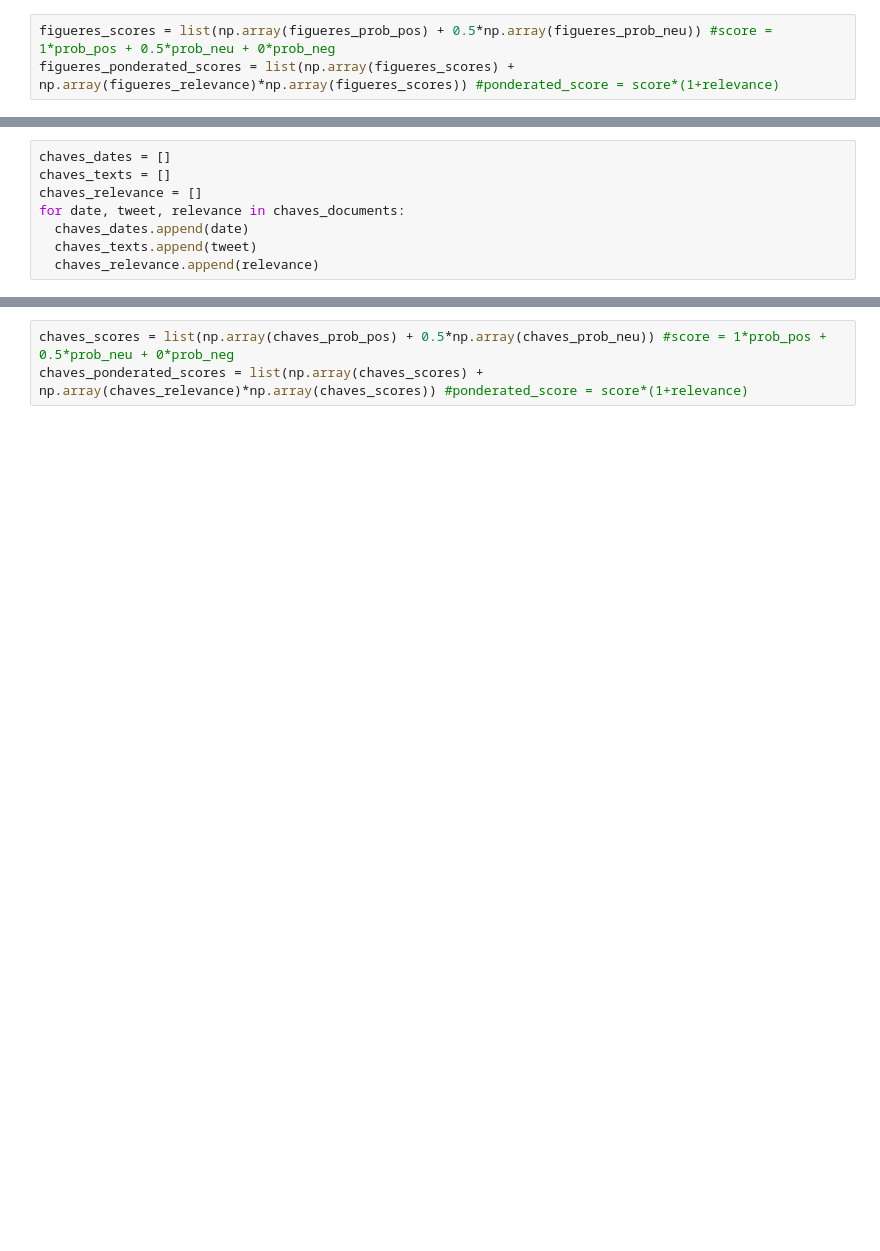
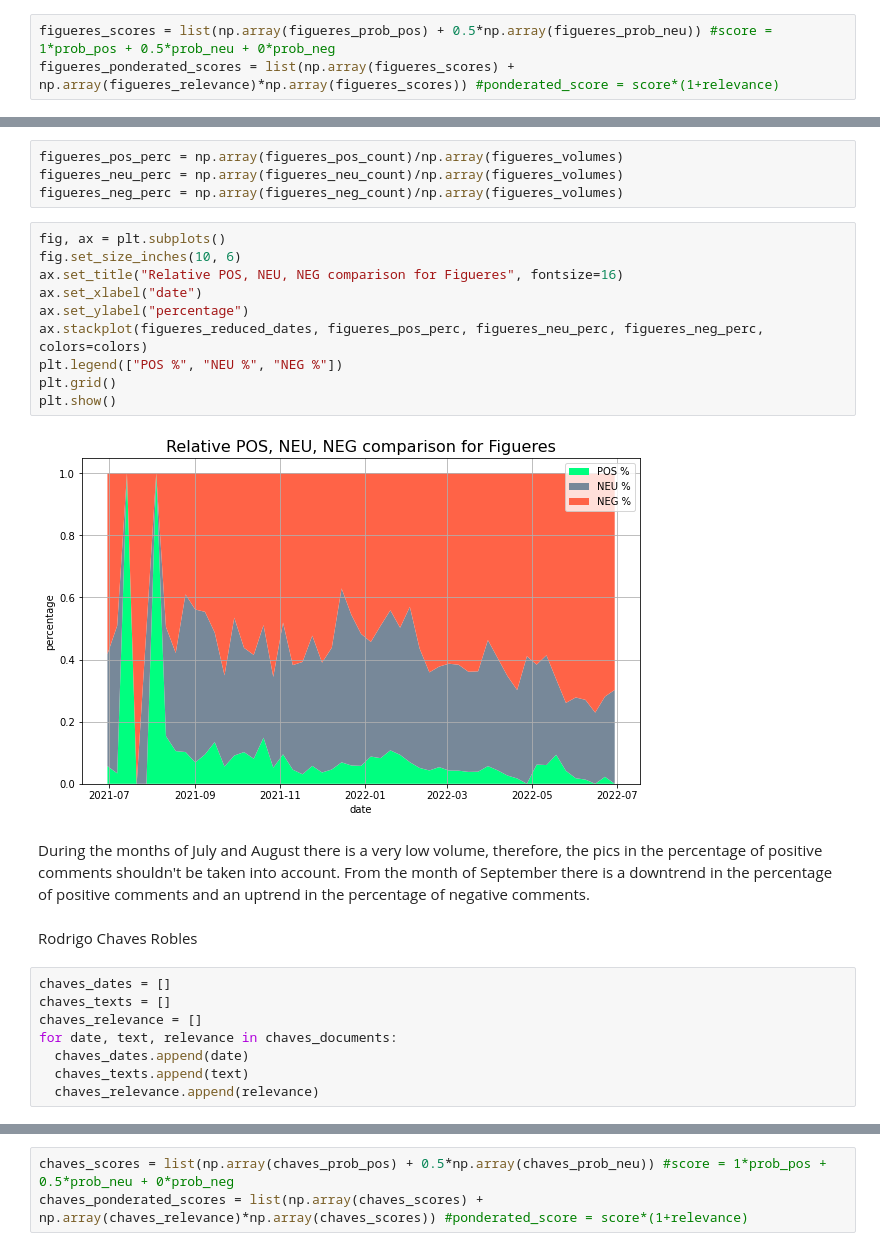
Before and after one commit to sergiolives19/Naveler, a Jupyter notebook: Costa Rica/Costa_Rica_candidates_analysis_2.ipynb, the cells around one changed output, grey strips where cells are left out. Drawn from its saved outputs; the diff is of its cells as text; blank space fills up the shorter version.

```diff
--- a/Costa Rica/Costa_Rica_candidates_analysis_2.ipynb
+++ b/Costa Rica/Costa_Rica_candidates_analysis_2.ipynb
@@ -130,10 +165,30 @@ Chaves
+# %%
+figueres_pos_perc = np.array(figueres_pos_count)/np.array(figueres_volumes)
+figueres_neu_perc = np.array(figueres_neu_count)/np.array(figueres_volumes)
+figueres_neg_perc = np.array(figueres_neg_count)/np.array(figueres_volumes)
+# %%
+fig, ax = plt.subplots()
+fig.set_size_inches(10, 6)
+ax.set_title("Relative POS, NEU, NEG comparison for Figueres", fontsize=16)
+ax.set_xlabel("date")
+ax.set_ylabel("percentage")
+ax.stackplot(figueres_reduced_dates, figueres_pos_perc, figueres_neu_perc, figueres_neg_perc, colors=colors)
+plt.legend(["POS %", "NEU %", "NEG %"])
+plt.grid()
+plt.show()
+# %% [output]
+[figure, added]
+# %% [markdown]
+During the months of July and August there is a very low volume, therefore, the pics in the percentage of positive comments shouldn't be taken into account. From the month of September there is a downtrend in the percentage of positive comments and an uptrend in the percentage of negative comments.
+# %% [markdown]
+Rodrigo Chaves Robles
 # %%
 chaves_dates = []
 chaves_texts = []
 chaves_relevance = []
-for date, tweet, relevance in chaves_documents:
+for date, text, relevance in chaves_documents:
   chaves_dates.append(date)
-  chaves_texts.append(tweet)
+  chaves_texts.append(text)
   chaves_relevance.append(relevance)
 # %%
 chaves_prob_pos = []
```
Also changed, not shown: parts of 43 cells of this notebook.
